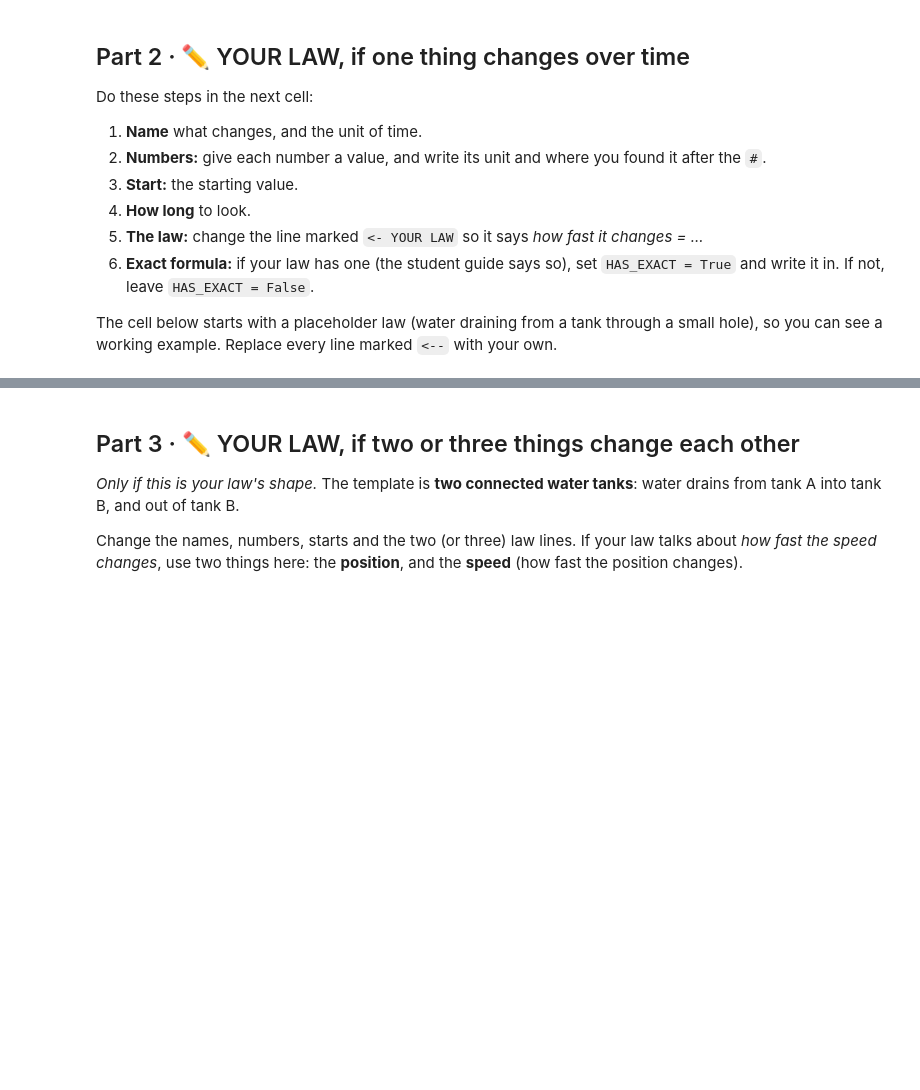
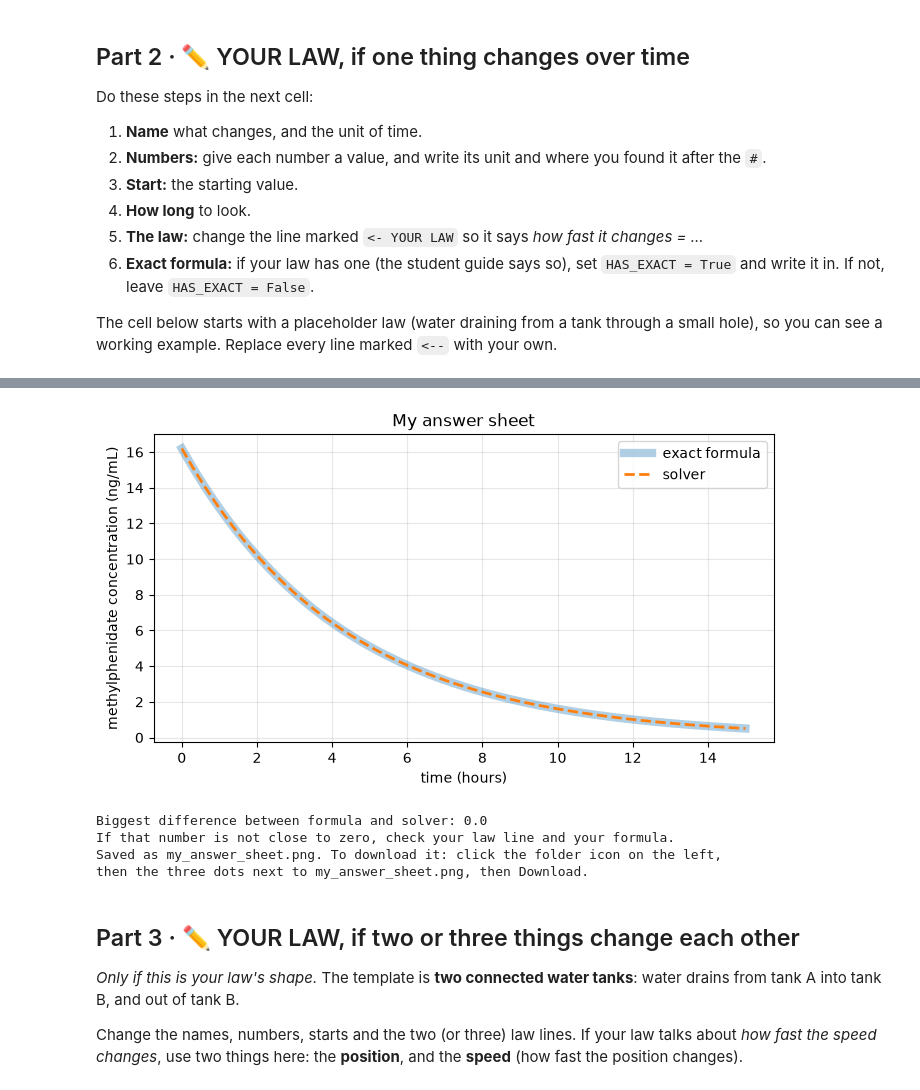
Before and after one commit to ChloeKC/ai_evolution_2026, a Jupyter notebook: Copy_of_capstone_step1.ipynb, the cells around one changed output, grey strips where cells are left out. Drawn from its saved outputs; the diff is of its cells as text; code cells hidden in the pictures; blank space fills up the shorter version.

```diff
--- a/Copy_of_capstone_step1.ipynb
+++ b/Copy_of_capstone_step1.ipynb
@@ -91,20 +91,24 @@ The cell below starts with a placeholder law (water draining from a tank through
 # %%
 # ✏️ YOUR TURN. Change the lines marked <-- . Keep the notes after # up to date.
 # The placeholder below is water draining from a tank through a small hole. Replace it with your law.
-name      = "water height (cm)"   # <-- what changes, with its unit, e.g. "temperature (°C)"
-time_unit = "minutes"             # <-- your unit of time
+name      = "methylphenidate concentration (ng/mL)"   # <-- what changes, with its unit, e.g. "temperature (°C)"
+time_unit = "hours"             # <-- your unit of time
 
-a = 0.5                       # <-- your first number    (unit: cm^0.5 per minute, source: ...)
-b = 0.0                       # <-- your second number, if you need one (unit, source)
+a = 0.231       # Elimination rate constant k (hr^-1)
+                # Assumption: half-life of approximately 3 hours
 
-start = 25.0                  # <-- the starting value
-t_end = 15.0                  # <-- how long to look
+b = 16.2        # Assumed initial concentration at t(max) C0 (ng/mL)
+                # Requires validated source
+
+start = b                     # <-- the starting value
+t_end = 15.0                  # <-- how long to look, (hours)
+
 
 def my_rate(t, y):            # how fast it changes, at time t, when the value is y
-    return -a * np.sqrt(np.maximum(y, 0))   # <-- YOUR LAW: how fast it changes = ...
+    return -a * np.maximum(y, 0)   # <-- YOUR LAW: how fast it changes = First-order elimination: dC/dt = -kC
 
 HAS_EXACT = True              # <-- True if your law has an exact formula, otherwise False
 def my_exact(t):
-    return (np.sqrt(start) - a * t / 2) ** 2   # <-- the exact formula, if you have one
+    return start * np.exp(-a * t)  # C(t) = C0 * exp(-kt) # <-- the exact formula, if you have one
 
 print("Your law is loaded. Now run the next cell.")
@@ -130,3 +142,28 @@ print("then the three dots next to my_answer_sheet.png, then Download.")
+# %%
+# Make your answer sheet. Just run this cell.
+t = np.linspace(0, t_end, 200)
+sol = solve_ivp(my_rate, (0, t_end), [start], t_eval=t, rtol=1e-8, atol=1e-10)
+
+plt.figure(figsize=(8, 4))
+if HAS_EXACT:
+    plt.plot(t, my_exact(t), linewidth=6, alpha=0.35, label="exact formula")
+plt.plot(sol.t, sol.y[0], "--", linewidth=2, label="solver")
+plt.xlabel(f"time ({time_unit})"); plt.ylabel(name)
+plt.title("My answer sheet"); plt.legend(); plt.grid(alpha=0.3)
+plt.savefig("my_answer_sheet.png", dpi=150, bbox_inches="tight")
+plt.show()
+
+if HAS_EXACT:
+    print("Biggest difference between formula and solver:", round(float(np.max(np.abs(my_exact(t) - sol.y[0]))), 6))
+    print("If that number is not close to zero, check your law line and your formula.")
+print("Saved as my_answer_sheet.png. To download it: click the folder icon on the left,")
+print("then the three dots next to my_answer_sheet.png, then Download.")
+# %% [output]
+[figure, added]
+Biggest difference between formula and solver: 0.0
+If that number is not close to zero, check your law line and your formula.
+Saved as my_answer_sheet.png. To download it: click the folder icon on the left,
+then the three dots next to my_answer_sheet.png, then Download.
 # %% [markdown]
 ## Part 3 · ✏️ YOUR LAW, if two or three things change each other
 *Only if this is your law's shape.* The template is **two connected water tanks**: water drains from tank A into tank B, and out of tank B.
```
Also changed, not shown: parts of 4 cells of this notebook, 15 other files.
